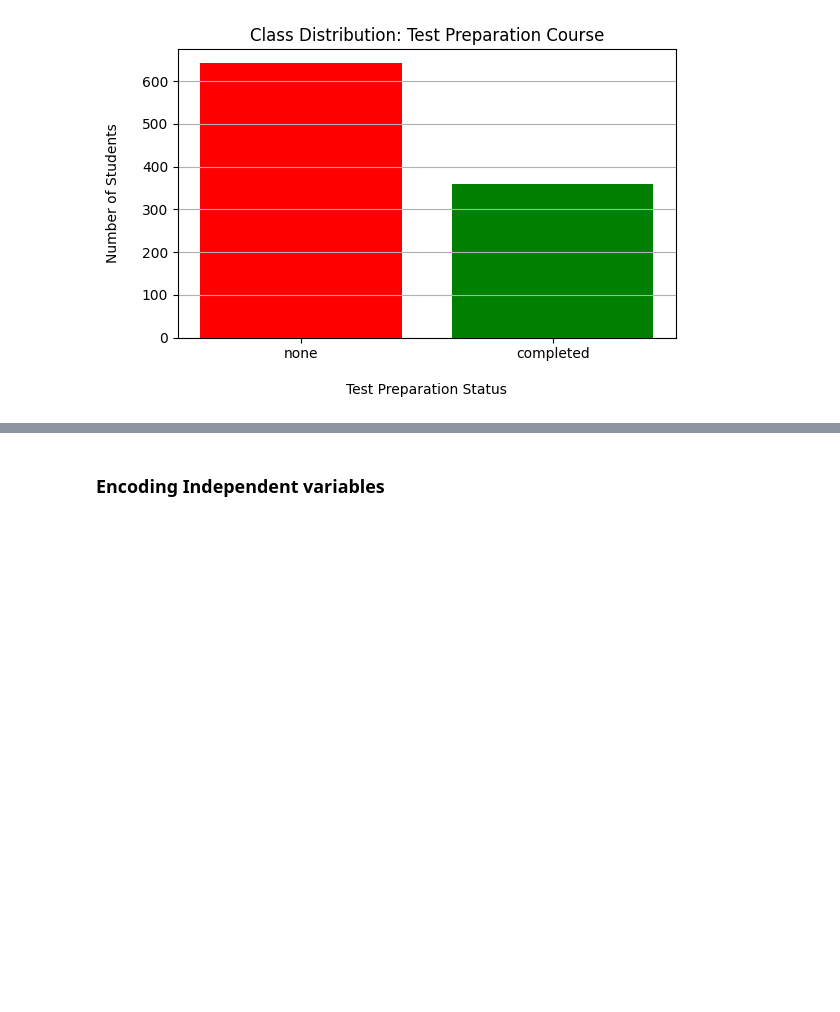
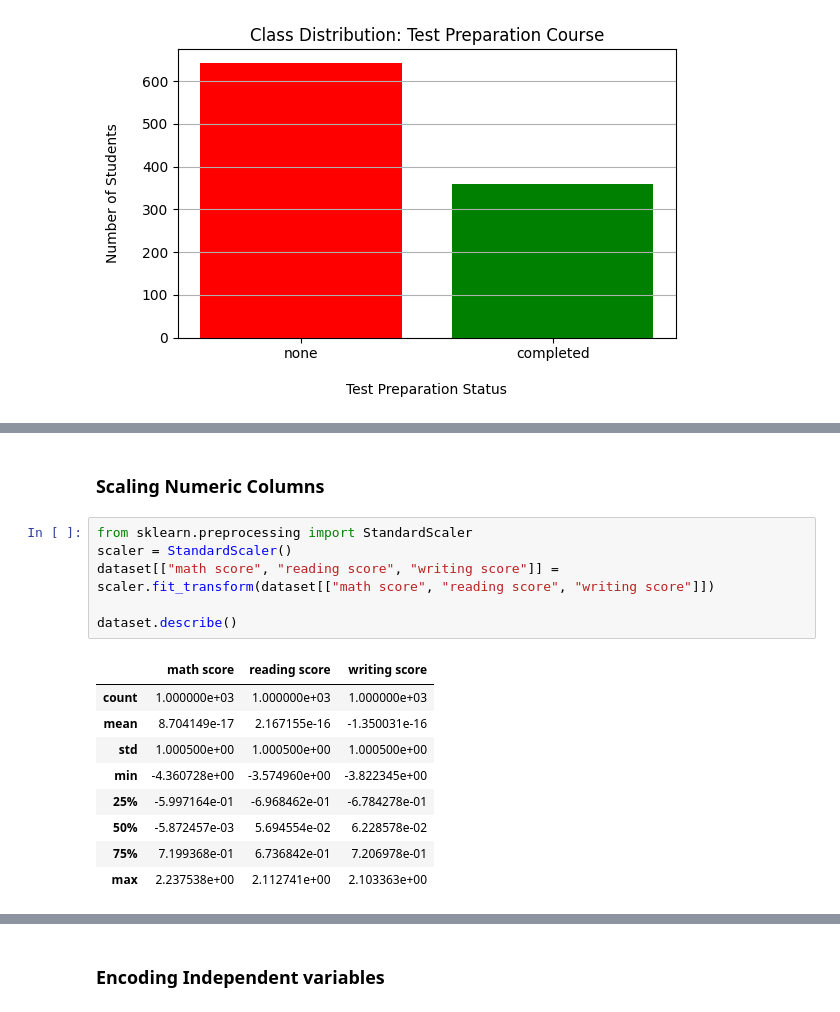
Before and after one commit to SakibMizan/MLProjectStudentPerformance, a Jupyter notebook: SakibMizanProject.ipynb, the cells around one changed output, grey strips where cells are left out. Cells and saved outputs as stored; diff of their text form; blank space fills up the shorter version.

```diff
--- a/SakibMizanProject.ipynb
+++ b/SakibMizanProject.ipynb
@@ -163,0 +173,18 @@ Name: proportion, dtype: float64
+# %% [markdown]
+### Scaling Numeric Columns
+# %%
+from sklearn.preprocessing import StandardScaler
+scaler = StandardScaler()
+dataset[["math score", "reading score", "writing score"]] = scaler.fit_transform(dataset[["math score", "reading score", "writing score"]])
+
+dataset.describe()
+# %% [output]
+|  | math score | reading score | writing score |
+| count | 1.000000e+03 | 1.000000e+03 | 1.000000e+03 |
+| mean | 8.704149e-17 | 2.167155e-16 | -1.350031e-16 |
+| std | 1.000500e+00 | 1.000500e+00 | 1.000500e+00 |
+| min | -4.360728e+00 | -3.574960e+00 | -3.822345e+00 |
+| 25% | -5.997164e-01 | -6.968462e-01 | -6.784278e-01 |
+| 50% | -5.872457e-03 | 5.694554e-02 | 6.228578e-02 |
+| 75% | 7.199368e-01 | 6.736842e-01 | 7.206978e-01 |
+| max | 2.237538e+00 | 2.112741e+00 | 2.103363e+00 |
```
Also changed, not shown: parts of 7 cells of this notebook.
